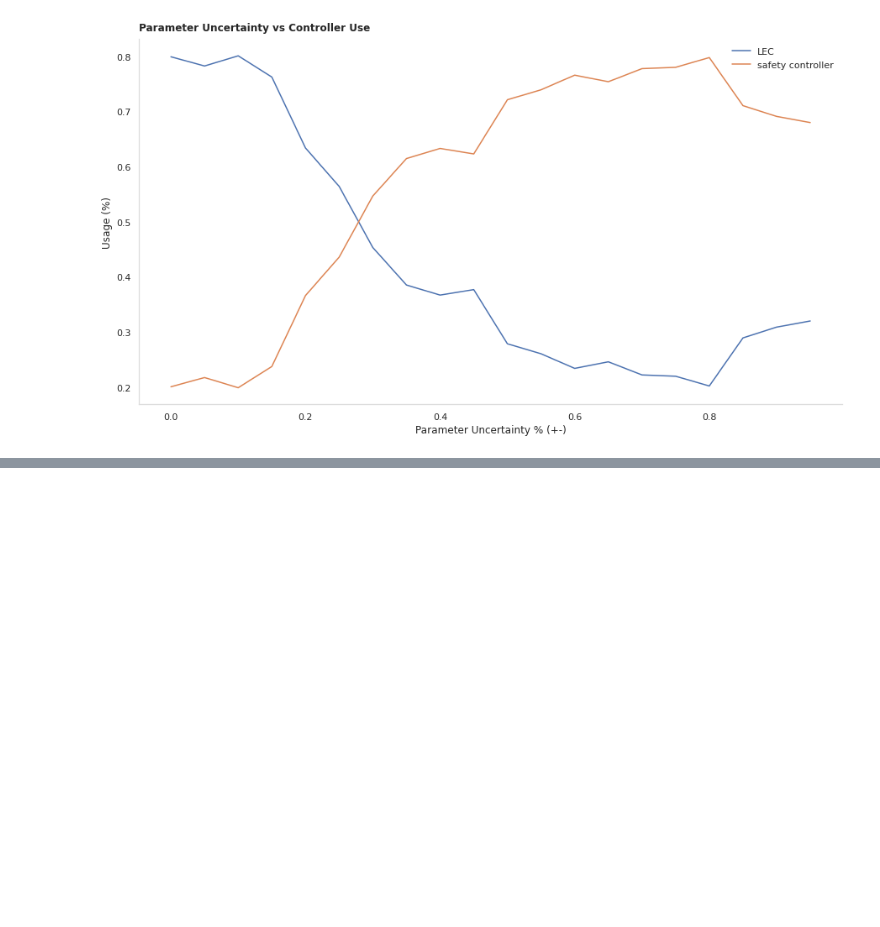
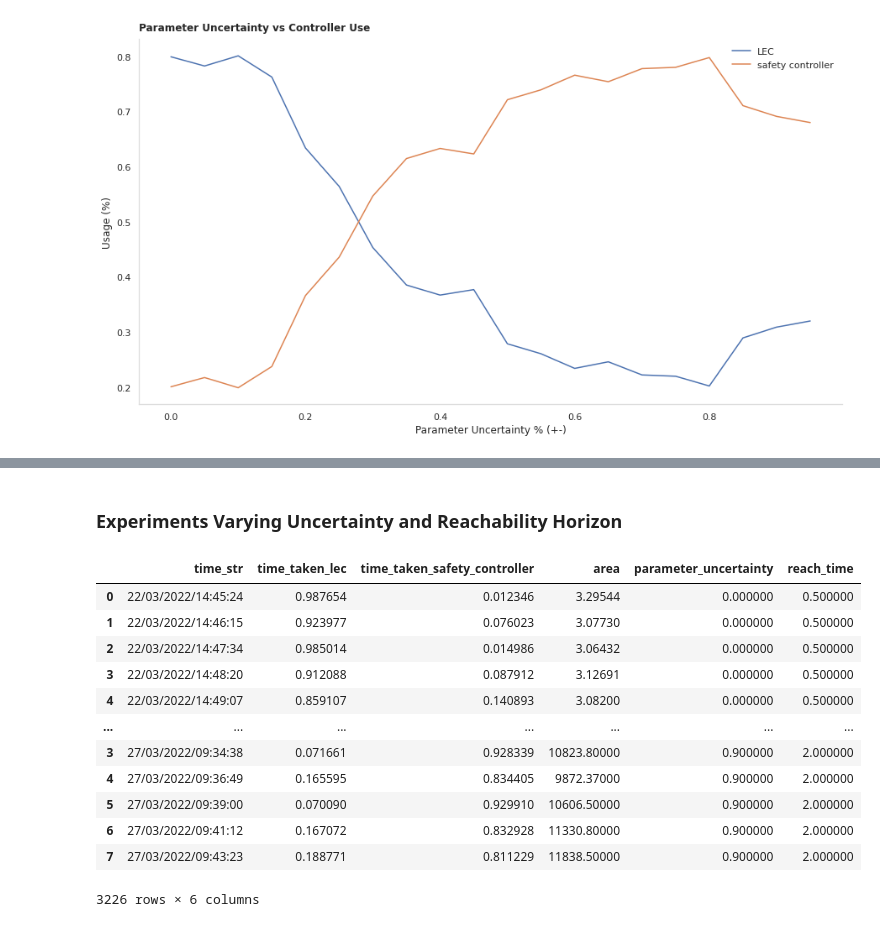
Before and after one commit to pmusau17/Platooning-F1Tenth, a Jupyter notebook: src/rtreach/logs/uncertainty_experiments/UncertaintyExperiments.ipynb, the cells around one changed output, grey strips where cells are left out. Cells and saved outputs as stored; diff of their text form; code cells hidden in the pictures; blank space fills up the shorter version.

```diff
--- a/src/rtreach/logs/uncertainty_experiments/UncertaintyExperiments.ipynb
+++ b/src/rtreach/logs/uncertainty_experiments/UncertaintyExperiments.ipynb
@@ -187,0 +188,43 @@ _= plt.title("Parameter Uncertainty vs Controller Use",loc='left',pad=10.0,fontw
+# %% [markdown]
+### Experiments Varying Uncertainty and Reachability Horizon
+# %%
+params = ["0.000000","0.050000","0.100000","0.150000","0.200000","0.250000","0.300000","0.350000","0.400000","0.450000","0.500000",
+"0.550000","0.600000","0.650000","0.700000","0.750000","0.800000","0.850000","0.900000","0.950000"]
+
+reachtime = ["0.500000","0.600000","0.700000","0.800000","0.900000","1.000000","1.100000", "1.200000","1.300000",
+"1.400000","1.500000","1.600000","1.700000","1.800000","1.800000","1.900000","2.000000"]
+
+file_str = "ground_truth_{}_{}_.csv"
+original_dfs = []
+for uncp in params:
+    for rt in reachtime:
+        filepath = file_str.format(uncp,rt)
+
+        try:
+            df = pd.read_csv(filepath,header=None)
+            df = df.rename(columns={0:'time_str',1:'time_taken_lec',2:'time_taken_safety_controller',3:'area'})
+            df['parameter_uncertainty']  = uncp
+            df['reach_time']  = rt
+            original_dfs.append(df)
+
+        except Exception as e:
+            continue
+            #print(filepath,e)
+
+reach_uncertainty = dfs = pd.concat(original_dfs)
+# %%
+reach_uncertainty
+# %% [output]
+|  | time_str | time_taken_lec | time_taken_safety_controller | area | parameter_uncertainty | reach_time |
+| 0 | 22/03/2022/14:45:24 | 0.987654 | 0.012346 | 3.29544 | 0.000000 | 0.500000 |
+| 1 | 22/03/2022/14:46:15 | 0.923977 | 0.076023 | 3.07730 | 0.000000 | 0.500000 |
+| 2 | 22/03/2022/14:47:34 | 0.985014 | 0.014986 | 3.06432 | 0.000000 | 0.500000 |
+| 3 | 22/03/2022/14:48:20 | 0.912088 | 0.087912 | 3.12691 | 0.000000 | 0.500000 |
+| 4 | 22/03/2022/14:49:07 | 0.859107 | 0.140893 | 3.08200 | 0.000000 | 0.500000 |
+| ... | ... | ... | ... | ... | ... | ... |
+| 3 | 27/03/2022/09:34:38 | 0.071661 | 0.928339 | 10823.80000 | 0.900000 | 2.000000 |
+| 4 | 27/03/2022/09:36:49 | 0.165595 | 0.834405 | 9872.37000 | 0.900000 | 2.000000 |
+| 5 | 27/03/2022/09:39:00 | 0.070090 | 0.929910 | 10606.50000 | 0.900000 | 2.000000 |
+| 6 | 27/03/2022/09:41:12 | 0.167072 | 0.832928 | 11330.80000 | 0.900000 | 2.000000 |
+| 7 | 27/03/2022/09:43:23 | 0.188771 | 0.811229 | 11838.50000 | 0.900000 | 2.000000 |
+3226 rows × 6 columns
```
Also changed, not shown: parts of 5 cells of this notebook.
